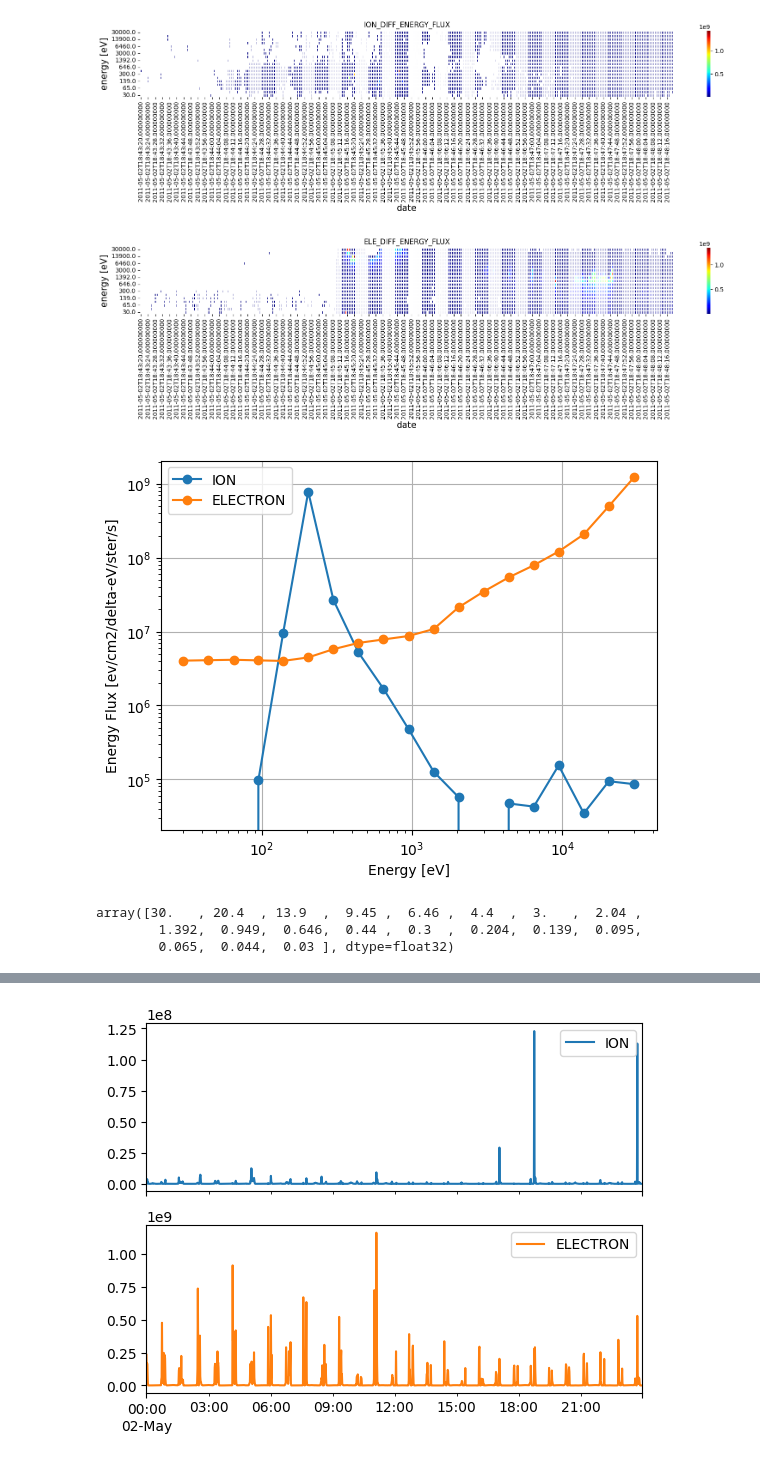
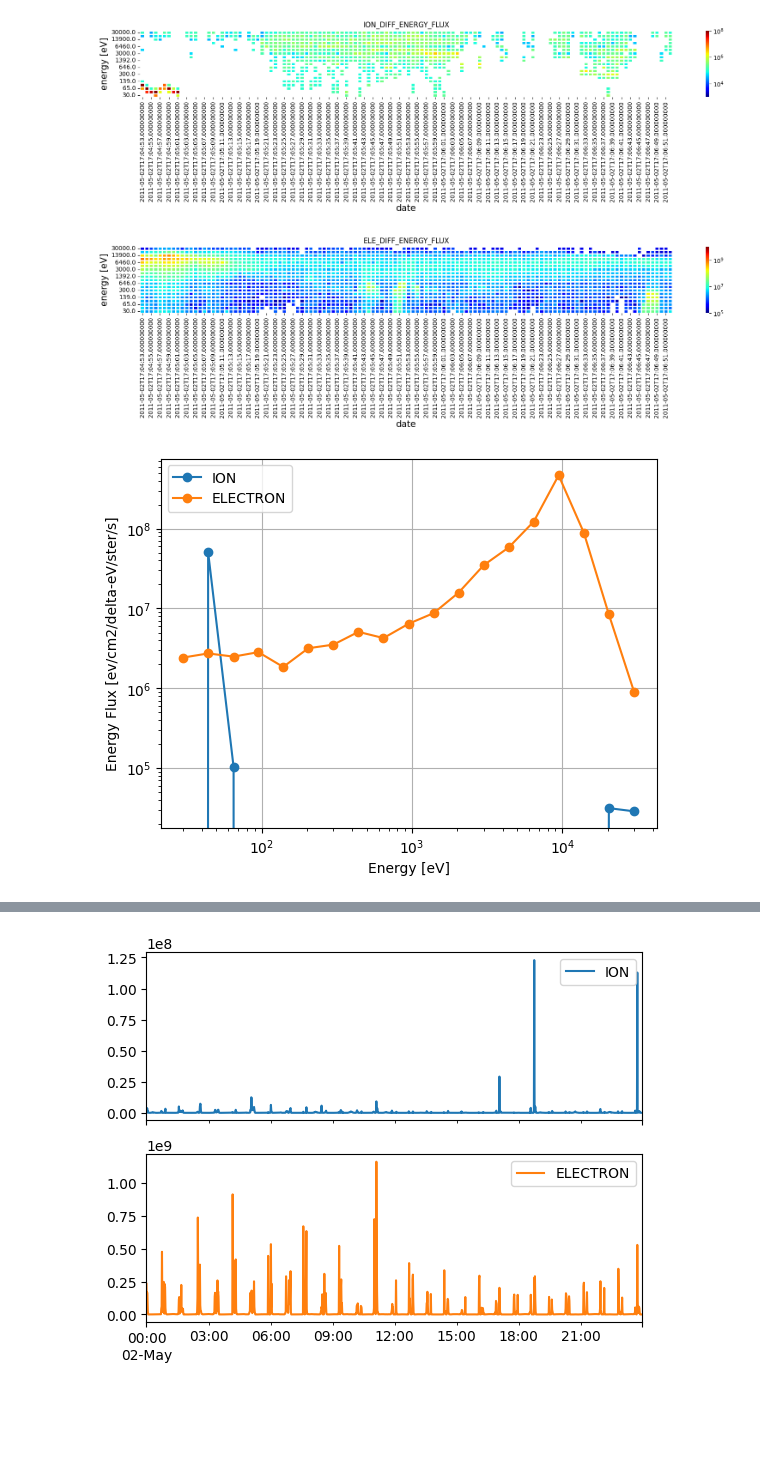
Before and after one commit to umeyuu/Prediction-of-Satellite-Potential-Using-Solar-Wind-Data, a Jupyter notebook: satelite_data.ipynb, the cells around one changed output, grey strips where cells are left out. Saved outputs shown, nothing was run; the diff lists cells and outputs as text; code cells hidden in the pictures; blank space fills up the shorter version.

```diff
--- a/satelite_data.ipynb
+++ b/satelite_data.ipynb
@@ -37,30 +38,30 @@ from datetime import datetime
 a = cdflib.cdfepoch.unixtime(cdf_file['Epoch'])
 date = [datetime.utcfromtimestamp(aa) for aa in a]
 # %%
-st = 67400
-et = st + 300
+st = 61493
+et = st + 120
 df_ion = pd.DataFrame(ion.T[:, st:et], columns=date[st:et], index=channel)
 df_ion_mask = (df_ion == 0)
 plt.figure(figsize=(20,2))
-sns.heatmap(df_ion, linewidths = 1,cmap = "jet", mask = df_ion_mask)
+sns.heatmap(df_ion, linewidths = 1,cmap = "jet", mask = df_ion_mask, norm=LogNorm(vmin=1e3,vmax=1e8))
 plt.title('ION_DIFF_ENERGY_FLUX')
 plt.xlabel('date', fontsize=15)
 plt.ylabel('energy [eV]', fontsize=15);
 # %% [output]
-[figure, old version]
+[figure, new version]
 # %%
-st = 67400
-et = st + 300
+st = 61493
+et = st + 120
 
 df_ele = pd.DataFrame(ele.T[:, st:et], columns=date[st:et], index=channel)
 df_ele_mask = (df_ele == 0)
 plt.figure(figsize=(20,2))
-sns.heatmap(df_ele, linewidths = 1,cmap = "jet", mask = df_ele_mask)
+sns.heatmap(df_ele, linewidths = 1,cmap = "jet", mask = df_ele_mask, norm=LogNorm(vmin=1e5,vmax=1e10))
 plt.title('ELE_DIFF_ENERGY_FLUX')
 plt.xlabel('date', fontsize=15)
 plt.ylabel('energy [eV]', fontsize=15);
 # %% [output]
-[figure, old version]
+[figure, new version]
 # %%
 def plot_fig(id, ion, ele):
     plt.plot(channel, ion[id], marker='o', label='ION')
@@ -72,15 +73,9 @@ def plot_fig(id, ion, ele):
     plt.grid()
     plt.legend()
 
-plot_fig(67517, ion, ele)
+plot_fig(61495, ion, ele)
 # %% [output]
-[figure, old version]
+[figure, new version]
-# %%
-channel/1000
-# %% [output]
-array([30.   , 20.4  , 13.9  ,  9.45 ,  6.46 ,  4.4  ,  3.   ,  2.04 ,
-        1.392,  0.949,  0.646,  0.44 ,  0.3  ,  0.204,  0.139,  0.095,
-        0.065,  0.044,  0.03 ], dtype=float32)
 # %%
 df = np.array([ion.max(axis=1), ele.max(axis=1)])
 df = pd.DataFrame(df.T, columns=['ION', 'ELECTRON'], index=date)
```
Also changed, not shown: parts of 8 cells of this notebook.
